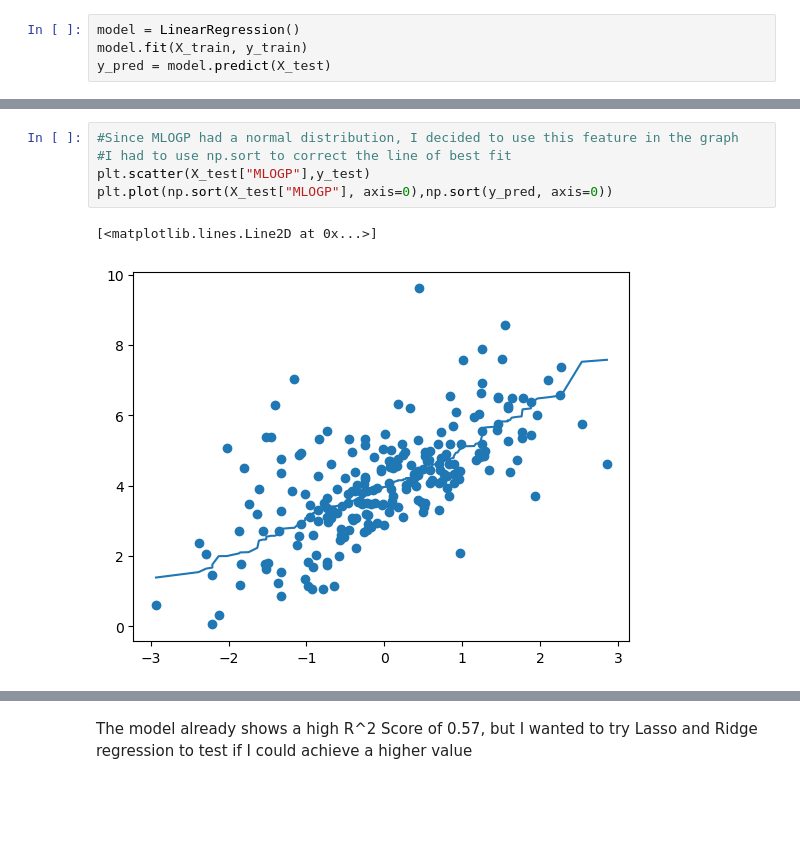
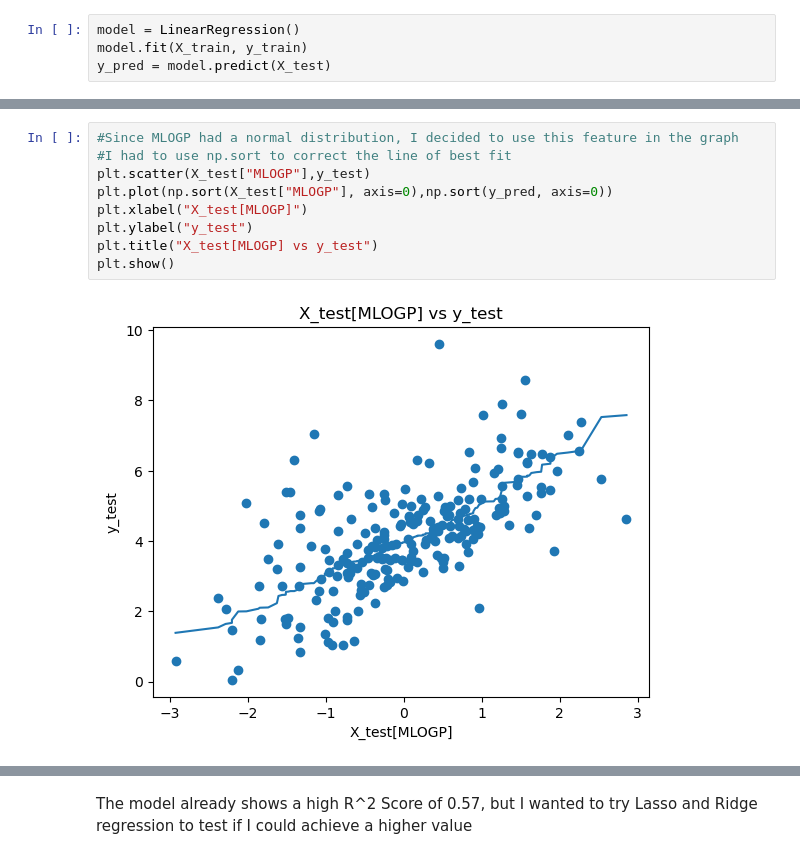
Before and after one commit to ZSyed512/TEP-Fish-Toxicity-Analysis, a Jupyter notebook: notebooks/LinearRegression.ipynb, the cells around one changed output, grey strips where cells are left out. Saved outputs shown, nothing was run; the diff lists cells and outputs as text; blank space fills up the shorter version.

```diff
--- a/notebooks/LinearRegression.ipynb
+++ b/notebooks/LinearRegression.ipynb
@@ -67,8 +67,11 @@ R^2 Value for Linear Regression model: 0.5689055152662125
 # %%
 #Since MLOGP had a normal distribution, I decided to use this feature in the graph
 #I had to use np.sort to correct the line of best fit
 plt.scatter(X_test["MLOGP"],y_test)
 plt.plot(np.sort(X_test["MLOGP"], axis=0),np.sort(y_pred, axis=0))
+plt.xlabel("X_test[MLOGP]")
+plt.ylabel("y_test")
+plt.title("X_test[MLOGP] vs y_test")
+plt.show()
 # %% [output]
-[<matplotlib.lines.Line2D at 0x...>]
-[figure, old version]
+[figure, new version]
```
Also changed, not shown: parts of 5 cells of this notebook.
